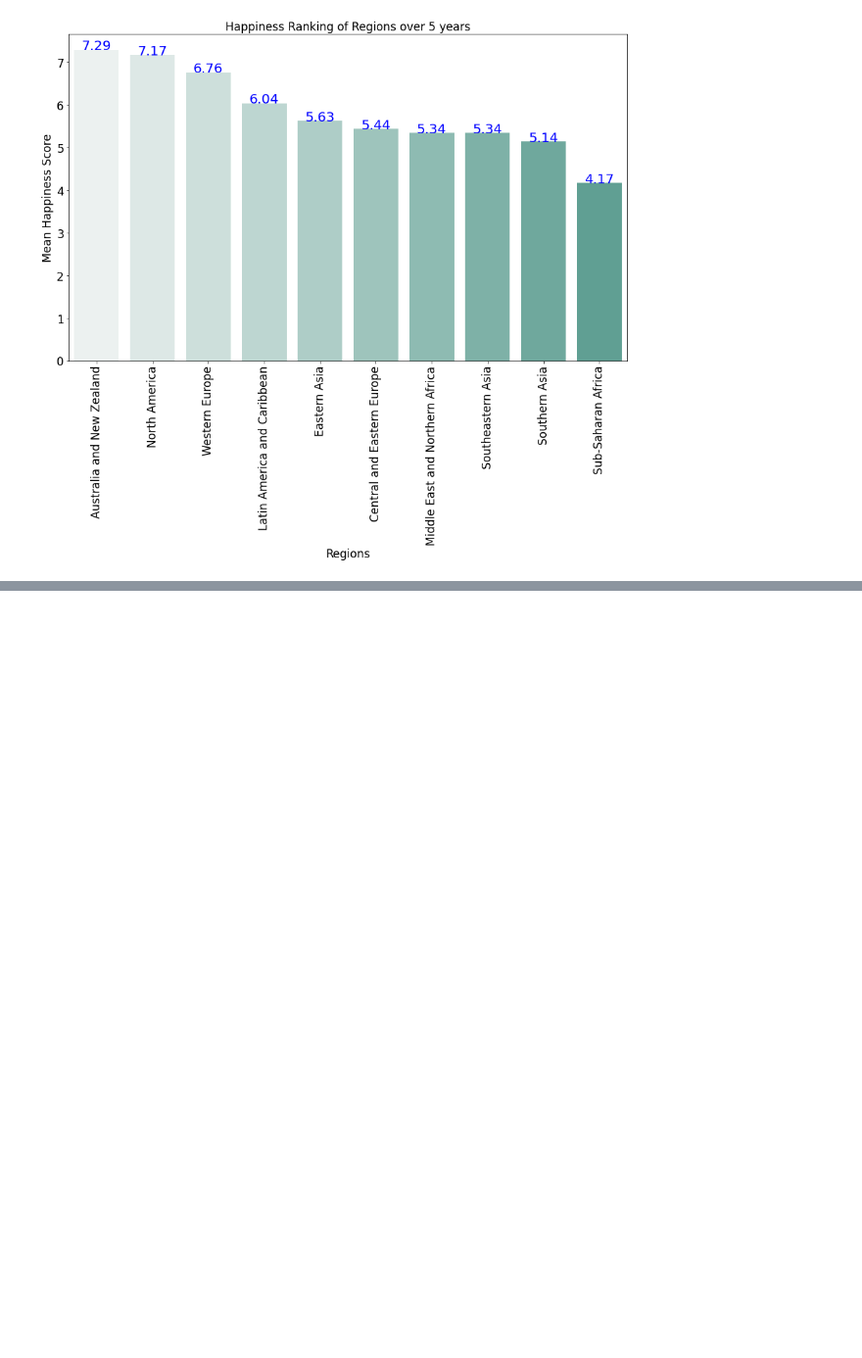
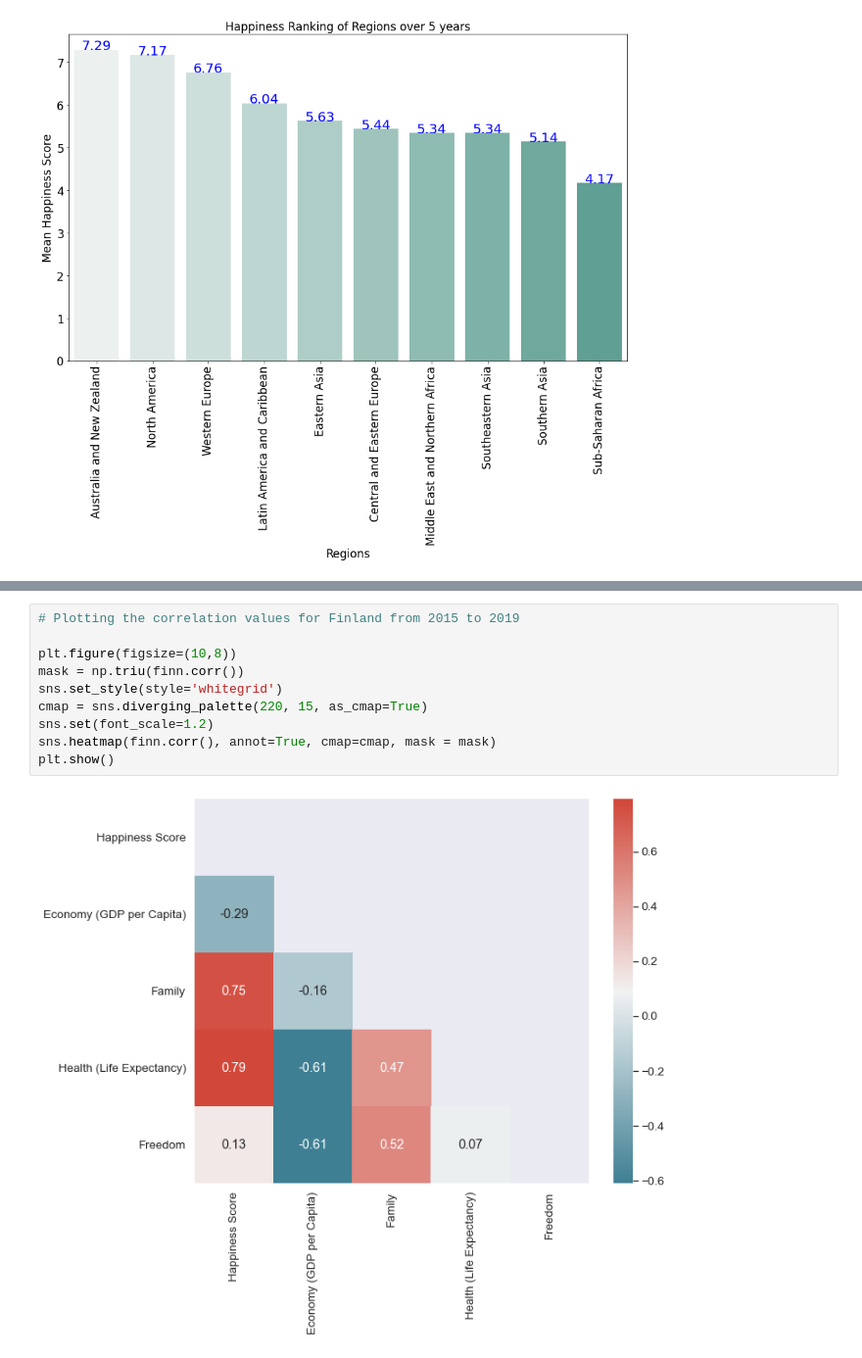
Before and after one commit to Eldiias/data-ft-par-labs, a Jupyter notebook: Projects/Week-4/Project_Business Intelligence with Python.ipynb, the cells around one changed output, grey strips where cells are left out. Shown: that part at 98% size. Drawn from its saved outputs; the diff is of its cells as text; blank space fills up the shorter version.

```diff
--- a/Projects/Week-4/Project_Business Intelligence with Python.ipynb
+++ b/Projects/Week-4/Project_Business Intelligence with Python.ipynb
@@ -584,0 +545,12 @@ plt.show()
+# %%
+# Plotting the correlation values for Finland from 2015 to 2019
+
+plt.figure(figsize=(10,8))
+mask = np.triu(finn.corr())
+sns.set_style(style='whitegrid')
+cmap = sns.diverging_palette(220, 15, as_cmap=True)
+sns.set(font_scale=1.2)
+sns.heatmap(finn.corr(), annot=True, cmap=cmap, mask = mask)
+plt.show()
+# %% [output]
+[figure, added]
```
Also changed, not shown: parts of 64 cells of this notebook.
